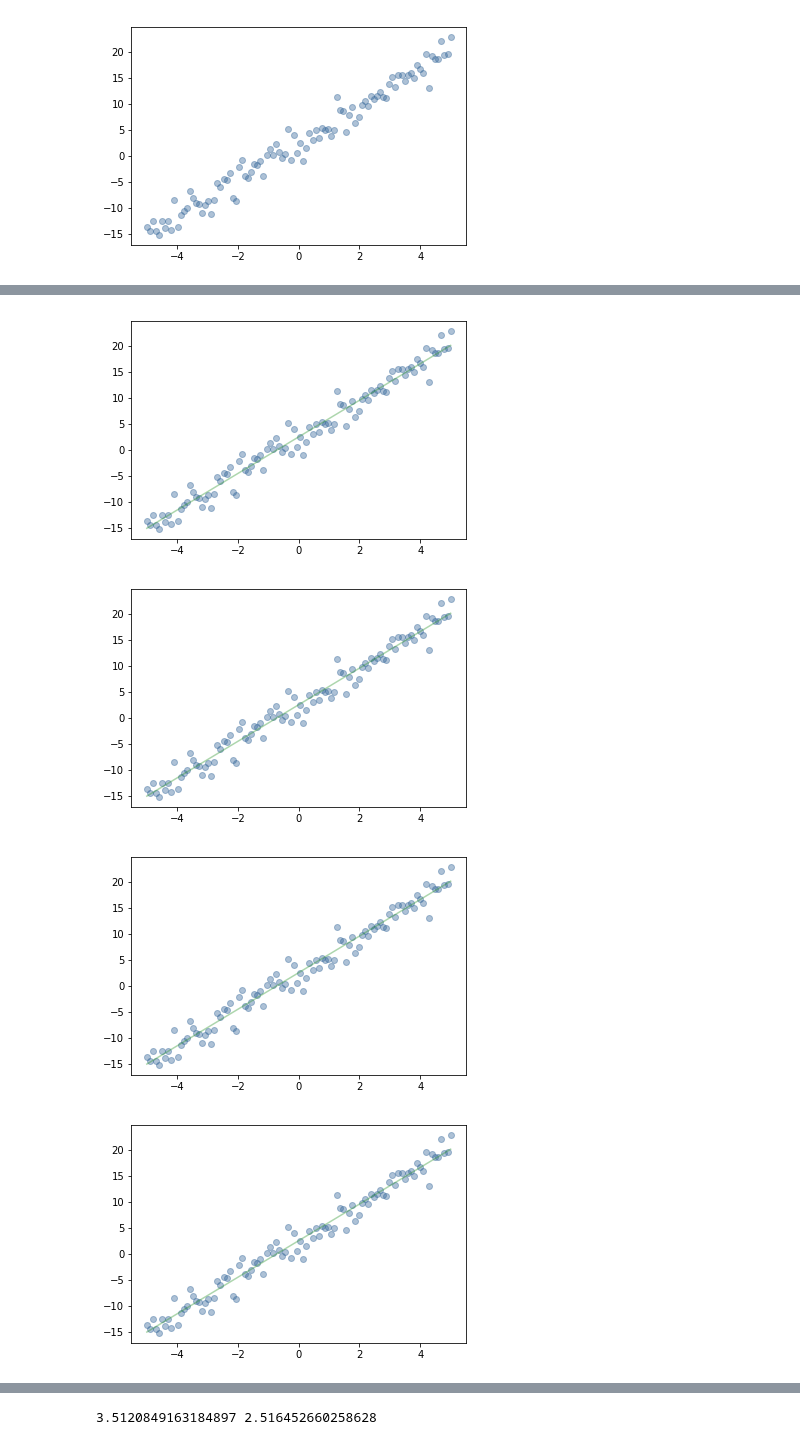
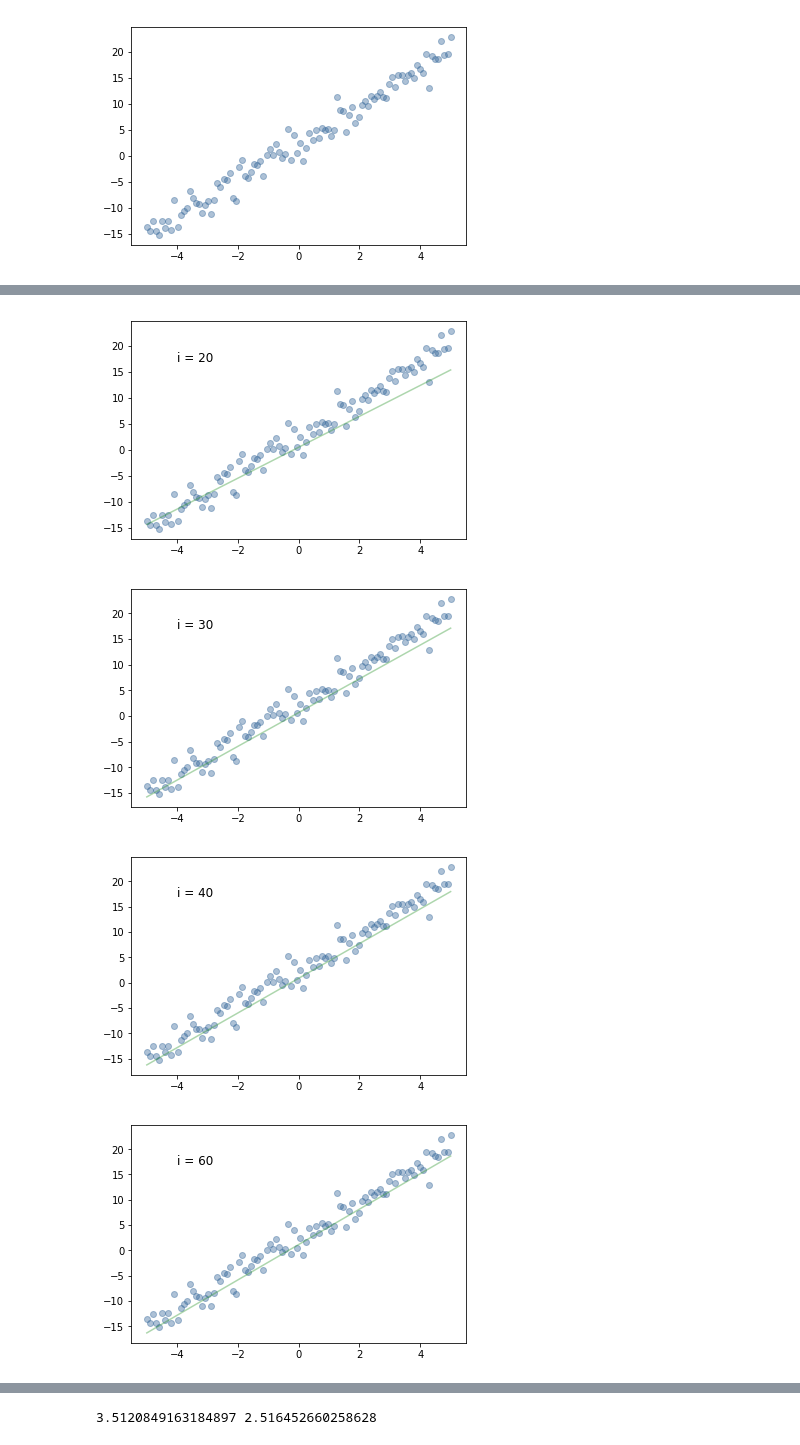
Before and after one commit to cbare/notes-on-deep-learning, a Jupyter notebook: notebooks/Linear regression by gradient descent.ipynb, the cells around one changed output, grey strips where cells are left out. Drawn from its saved outputs; the diff is of its cells as text; code cells hidden in the pictures.

Commit message:
tweak plotting

```diff
--- a/notebooks/Linear regression by gradient descent.ipynb
+++ b/notebooks/Linear regression by gradient descent.ipynb
@@ -28,8 +28,9 @@ for i in range(1000):
     a_hat = a_hat - alpha * sum((lin(a_hat, b_hat, X) - Y) * X)/m
     b_hat = b_hat - alpha * sum(lin(a_hat, b_hat, X) - Y) /m
 
-    if i % 100 == 0:
+    if (i < 20 and i%5==0) or (i < 50 and i%10==0) or (i <= 100 and i%20==0):
         plt.scatter(X, Y, color='#33669966')
         plt.plot(X, lin(a_hat, b_hat, X), color='#33993366')
+        plt.text(-4, 17, f'i = {i}', fontsize=12)
         plt.show()
 # %% [output]
@@ -40,4 +41,4 @@ for i in range(1000):
-[figure, old version]
+[figure, new version]
-[figure, old version]
+[figure, new version]
-[figure, old version]
+[figure, new version]
-[figure, old version]
+[figure, new version]
```
Also changed, not shown: parts of 6 cells of this notebook.
